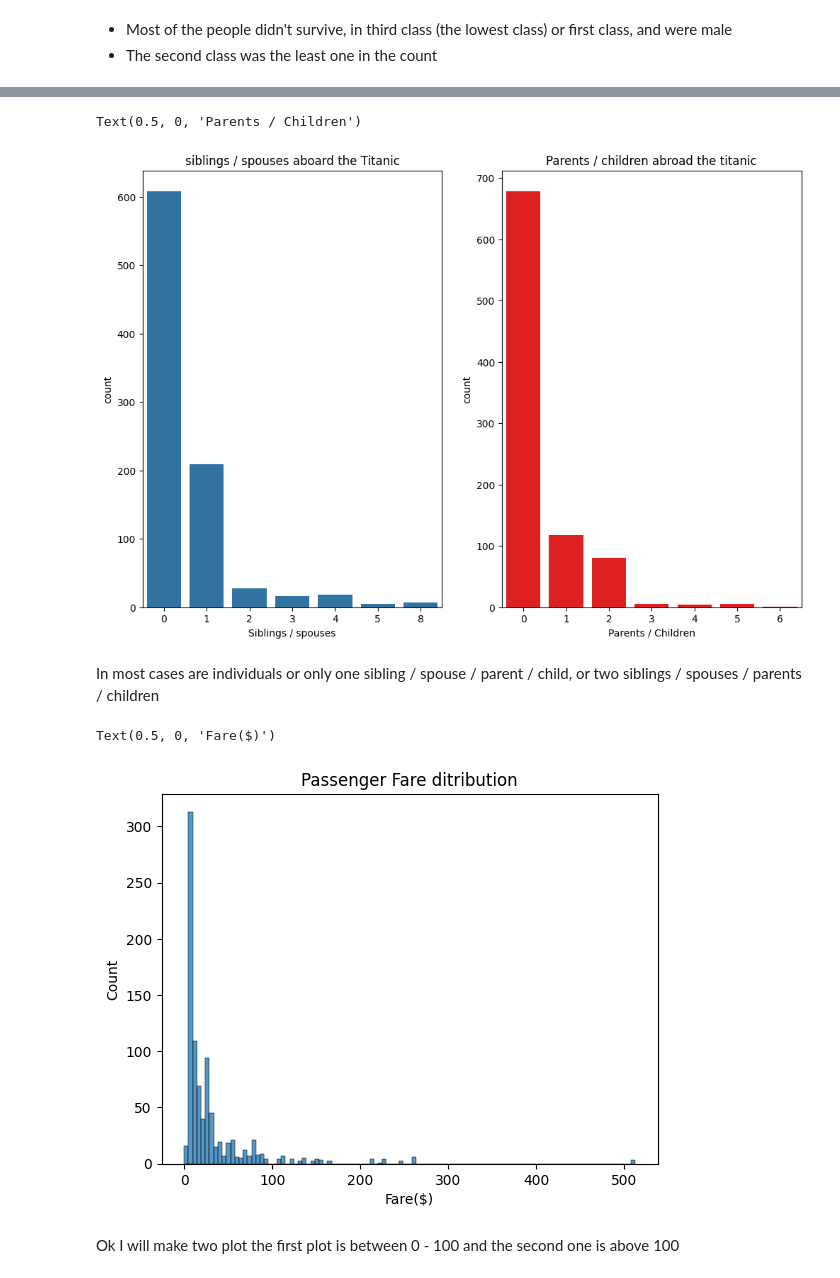
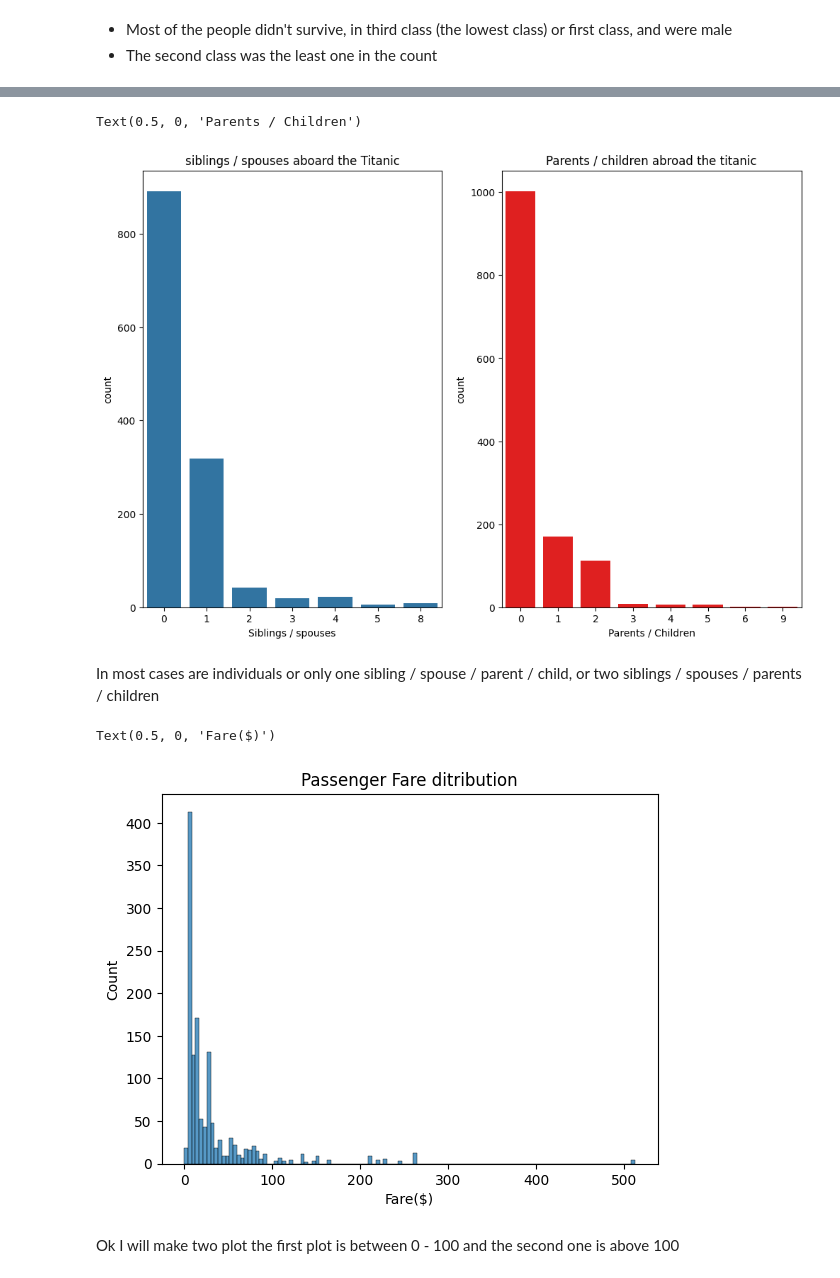
Before and after one commit to MinaGO1/Titanic-dataset, a Jupyter notebook: Titnic.ipynb, the cells around one changed output, grey strips where cells are left out. Drawn from its saved outputs; the diff is of its cells as text; code cells hidden in the pictures.

```diff
--- a/Titnic.ipynb
+++ b/Titnic.ipynb
@@ -9,5 +9,13 @@ import warnings
 
 warnings.filterwarnings('ignore')
 # %%
+
 train_df = pd.read_csv(r'E:\Data science\Titanic dataset\titanic\train.csv')
 test_df = pd.read_csv(r'E:\Data science\Titanic dataset\titanic\test.csv')
+train_df['ind'] = 'train'
+test_df['ind'] = 'test'
+# %%
+# Combaining them to make data cleaning and feature engineering on them
+df = pd.concat([train_df,test_df])
+df.reset_index(drop=True , inplace=True)
+df.head()
@@ -88,31 +94,31 @@ train_df.head()
 # %%
 # plotting SibSp and Parch columns in bar plots
 plt.figure(figsize=(12,8))
 
 #plotting SibSp column
 plt.subplot(1,2,1)
-sns.countplot(x= train_df['SibSp'])
+sns.countplot(x= df['SibSp'])
 plt.title('siblings / spouses aboard the Titanic')
 plt.xlabel('Siblings / spouses')
 
 # plotting Prach
 plt.subplot(1,2,2)
-sns.countplot(x=train_df['Parch'] , color= 'red')
+sns.countplot(x=df['Parch'] , color= 'red')
 plt.title('Parents / children abroad the titanic')
 plt.xlabel('Parents / Children')
 # %% [output]
 Text(0.5, 0, 'Parents / Children')
-[figure, old version]
+[figure, new version]
 # %% [markdown]
 In most cases are individuals or only one sibling / spouse / parent / child, or two siblings / spouses / parents / children
 # %%
 #Plotting fare ditribution
-sns.histplot(x=train_df['Fare'])
+sns.histplot(df['Fare'])
 plt.title('Passenger Fare ditribution')
 plt.xlabel('Fare($)')
 # %% [output]
 Text(0.5, 0, 'Fare($)')
-[figure, old version]
+[figure, new version]
 # %% [markdown]
 Ok I will make two plot the first plot is between 0 - 100 and the second one is above 100
 # %%
```
Also changed, not shown: parts of 88 cells of this notebook.
